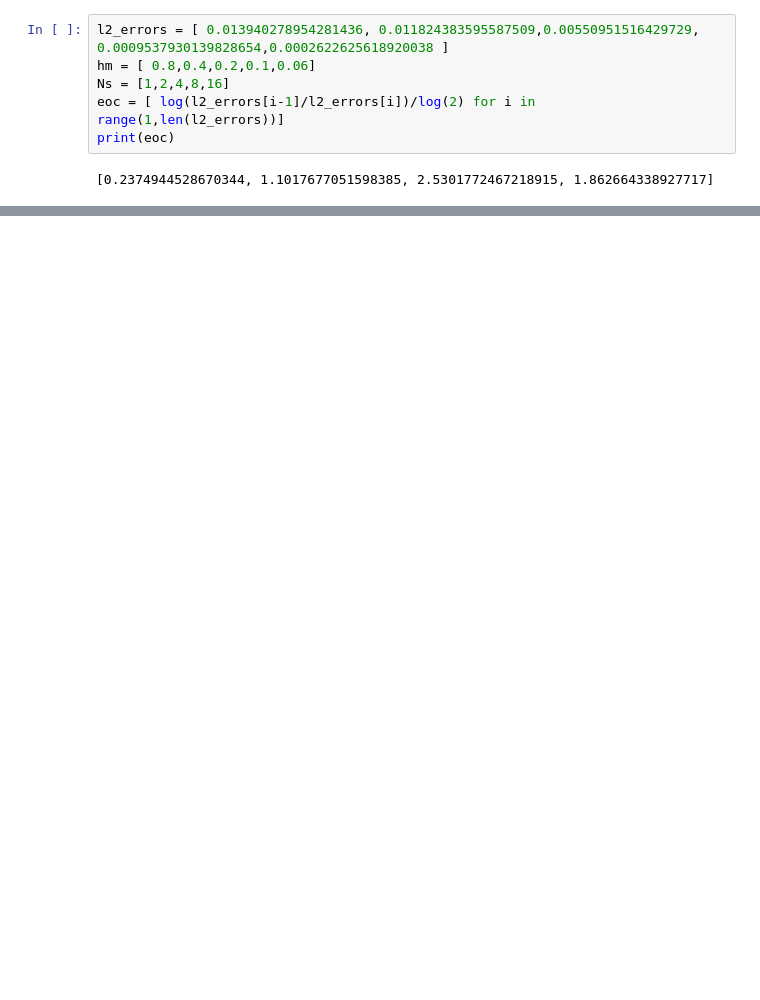
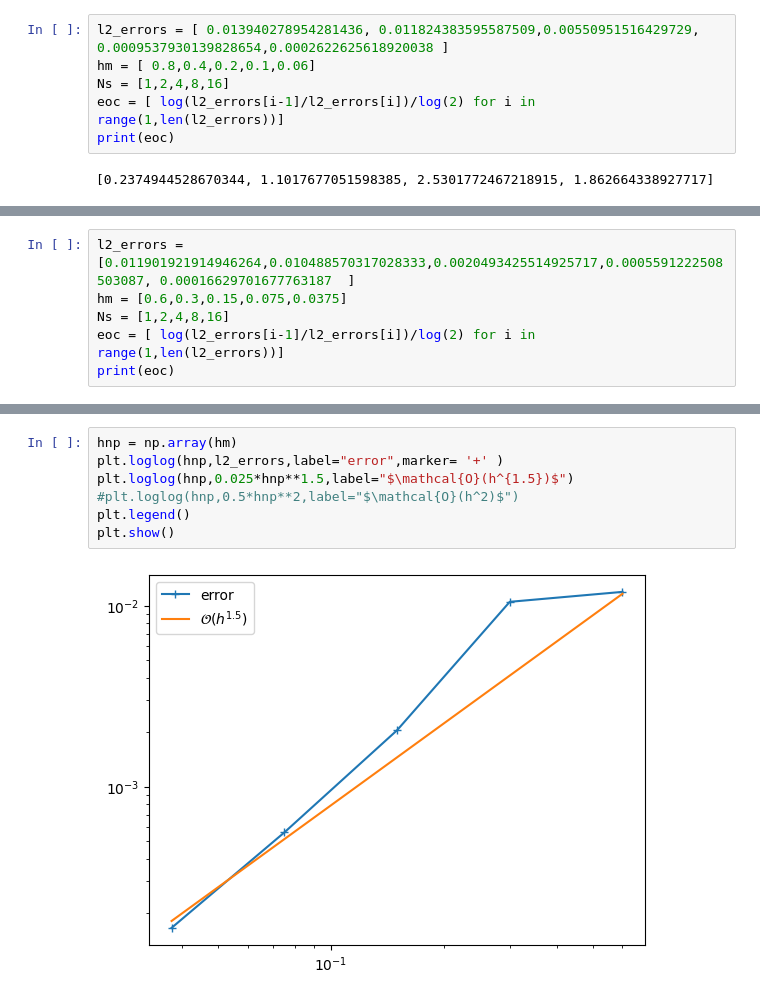
Before and after one commit to UCL/stokes-nc-ill-posed, a Jupyter notebook: ngsolve/Stokes-non-conforming.ipynb, the cells around one changed output, grey strips where cells are left out. Drawn from its saved outputs; the diff is of its cells as text; blank space fills up the shorter version.

```diff
--- a/ngsolve/Stokes-non-conforming.ipynb
+++ b/ngsolve/Stokes-non-conforming.ipynb
@@ -240,0 +292,6 @@ print(eoc)
+# %%
+l2_errors = [0.011901921914946264,0.010488570317028333,0.0020493425514925717,0.0005591222508503087, 0.00016629701677763187  ]
+hm = [0.6,0.3,0.15,0.075,0.0375]
+Ns = [1,2,4,8,16]
+eoc = [ log(l2_errors[i-1]/l2_errors[i])/log(2) for i in range(1,len(l2_errors))]
+print(eoc)
@@ -244,0 +303,9 @@ ModuleNotFoundError: No module named 'maptlotlib'
+# %%
+hnp = np.array(hm)
+plt.loglog(hnp,l2_errors,label="error",marker= '+' )
+plt.loglog(hnp,0.025*hnp**1.5,label="$\mathcal{O}(h^{1.5})$")
+#plt.loglog(hnp,0.5*hnp**2,label="$\mathcal{O}(h^2)$")
+plt.legend()
+plt.show()
+# %% [output]
+[figure, added]
```
Also changed, not shown: parts of 19 cells of this notebook.
